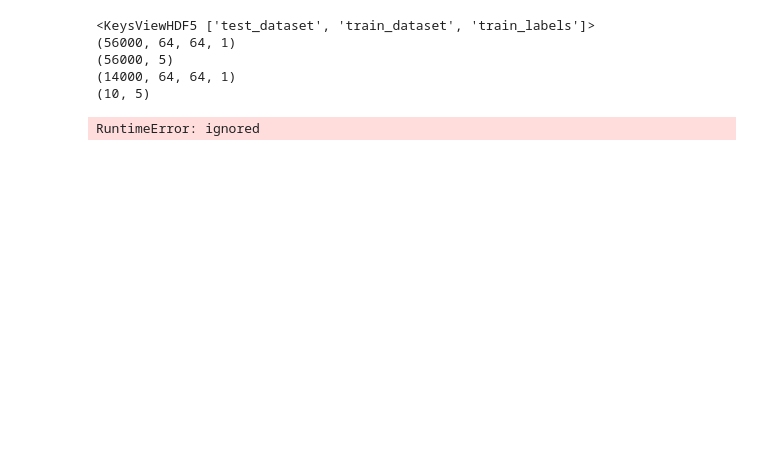
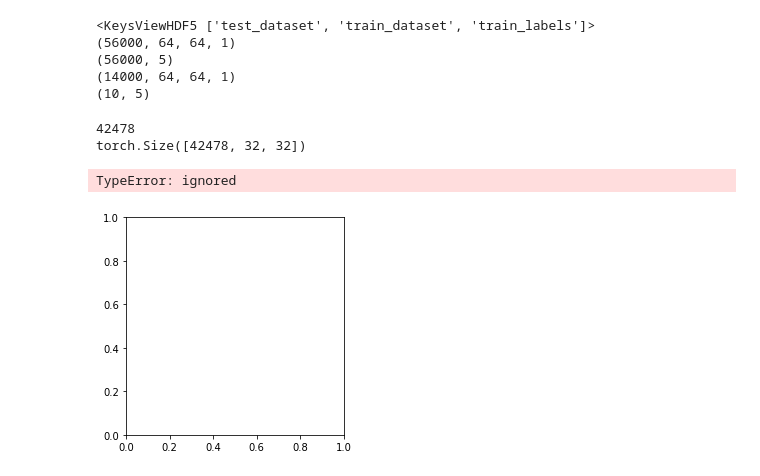
Before and after one commit to 1jayyaj1/ML3, a Jupyter notebook: a3.ipynb, the cells around one changed output. Saved outputs shown, nothing was run; the diff lists cells and outputs as text; code cells hidden in the pictures; blank space fills up the shorter version.

Commit message:
building tensor diff way

```diff
--- a/a3.ipynb
+++ b/a3.ipynb
@@ -87,7 +88,7 @@ criterion = nn.CrossEntropyLoss()
 optimizer = optim.SGD(net.parameters(), lr=0.001)
 # %%
 # Train over 3 epochs
-for epoch in range(3):  # loop over the dataset multiple times
+for epoch in range(1):  # loop over the dataset multiple times
     running_loss = 0.0
     for i, data in enumerate(trainloader, 0):
 
@@ -142,7 +137,7 @@ def split_image(image):
 
       resized_digit = cv2.resize(digit, (18,18))
 
-      padded_digit = np.pad(resized_digit, ((5,5),(5,5)), "constant", constant_values=0)
+      padded_digit = np.pad(resized_digit, ((7,7),(7,7)), "constant", constant_values=0)
 
       preprocessed_digits.append(padded_digit)
 
@@ -177,16 +172,34 @@ net.load_state_dict(torch.load(PATH))
 
 test_im = []
 test_lab = []
-for i in range(1):
-  test_im.append(X_test[i])
-  test_lab.append(y_test[i])
-
-for image in test_im:
-  ds = split_image(image)
-  for d in ds:
-    outputs = net(d)
-    _, predicted = torch.max(outputs, 1)
-
-  print("Prediction: " + prediction)
+for i in range(len(X_test)):
+  for j in split_image(X_test[i]):
+    test_im.append(j)
+    #test_lab.append(y_test[i])
+print(len(test_im))
+a = torch.stack(test_im)
+print(a.shape)
 # %% [output]
-RuntimeError: ignored
+42478
+torch.Size([42478, 32, 32])
+# %%
+a = torch.unsqueeze(a, 1)
+
+# Pytorch train and test sets
+test = torch.utils.data.TensorDataset(a)
+
+
+# data loader
+test_loader = torch.utils.data.DataLoader(test, batch_size = 32, shuffle = False, num_workers=2)
+# %%
+dataiter2 = iter(test_loader)
+lol = dataiter2.next()
+
+
+outputs = net(lol)
+_, predicted = torch.max(outputs, 1)
+
+print("Prediction: " + predicted)
+# %% [output]
+TypeError: ignored
+[figure, added]
```
Also changed, not shown: parts of 2 cells of this notebook.
